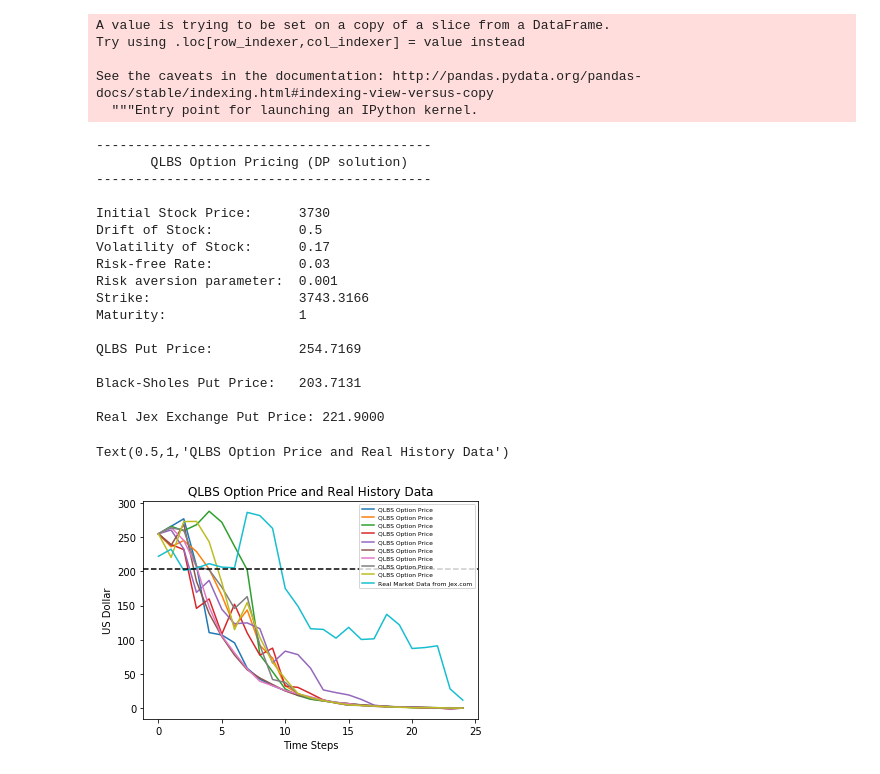
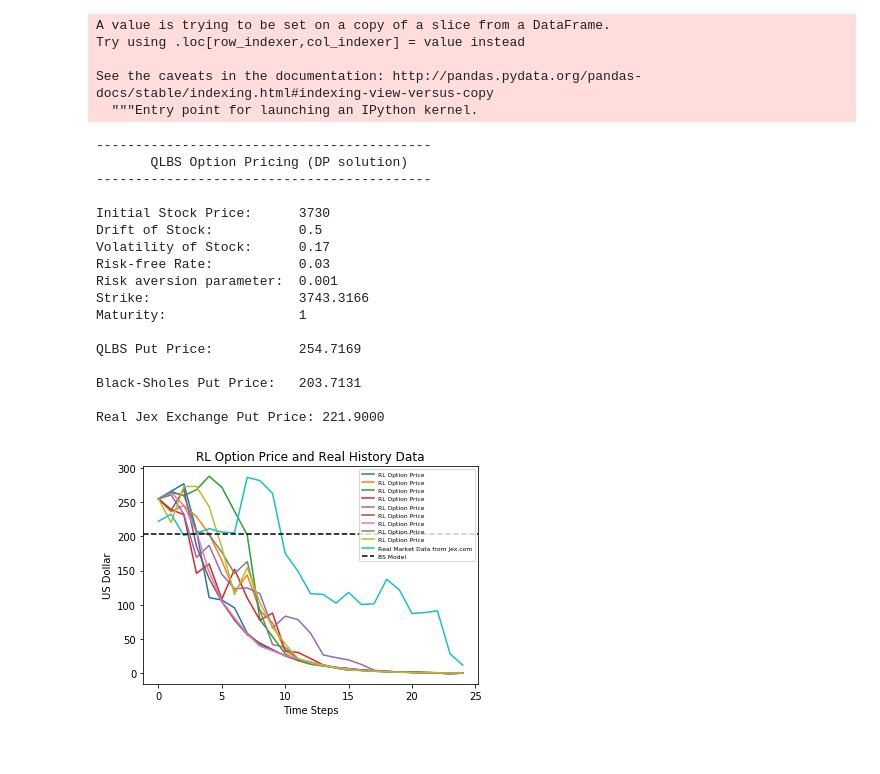
Before and after one commit to MCCCSunny/Reinforcement-Learning-in-Bitcoin-Option-Pricing, a Jupyter notebook: rl_option.ipynb, the cells around one changed output. Cells and saved outputs as stored; diff of their text form; code cells hidden in the pictures.

```diff
--- a/rl_option.ipynb
+++ b/rl_option.ipynb
@@ -851,36 +855,35 @@ print('%-25s' % ('Strike:'), K)
 print('%-25s' % ('Maturity:'), M)
 print('%-26s %.4f' % ('\nQLBS Put Price: ', C_QLBS.iloc[0,0]))
 print('%-26s %.4f' % ('\nBlack-Sholes Put Price:', bs_put(0)))
 print('%-26s %.4f' % ('\nReal Jex Exchange Put Price:', jex_put))
 print('\n')
 
 # plot 10 paths and real history data
 x = np.arange(25)
-plt.plot(C_QLBS.T.iloc[:,idx_plot], label = 'QLBS Option Price')
+plt.plot(C_QLBS.T.iloc[:,idx_plot], label = 'RL Option Price')
 plt.plot(x, jex_put_list, label = 'Real Market Data from Jex.com')
-plt.axhline(bs_put(0), ls = '--', c = 'k')
+plt.axhline(bs_put(0), ls = '--', c = 'k', label = 'BS Model')
 plt.legend(loc = 'best', prop={'size': 6})
 plt.xlabel('Time Steps')
 plt.ylabel('US Dollar')
-plt.title('QLBS Option Price and Real History Data')
-#plt.show()
+plt.title('RL Option Price and Real History Data')
+plt.savefig('Result-RL-Bitcoin-Option')
 # %% [output]
 -------------------------------------------
        QLBS Option Pricing (DP solution)
 -------------------------------------------
 
 Initial Stock Price:      3730
 Drift of Stock:           0.5
 Volatility of Stock:      0.17
 Risk-free Rate:           0.03
 Risk aversion parameter:  0.001
 Strike:                   3743.3166
 Maturity:                 1
 
 QLBS Put Price:           254.7169
 
 Black-Sholes Put Price:   203.7131
 
 Real Jex Exchange Put Price: 221.9000
-Text(0.5,1,'QLBS Option Price and Real History Data')
-[figure, old version]
+[figure, new version]
```
Also changed, not shown: parts of 9 cells of this notebook.
